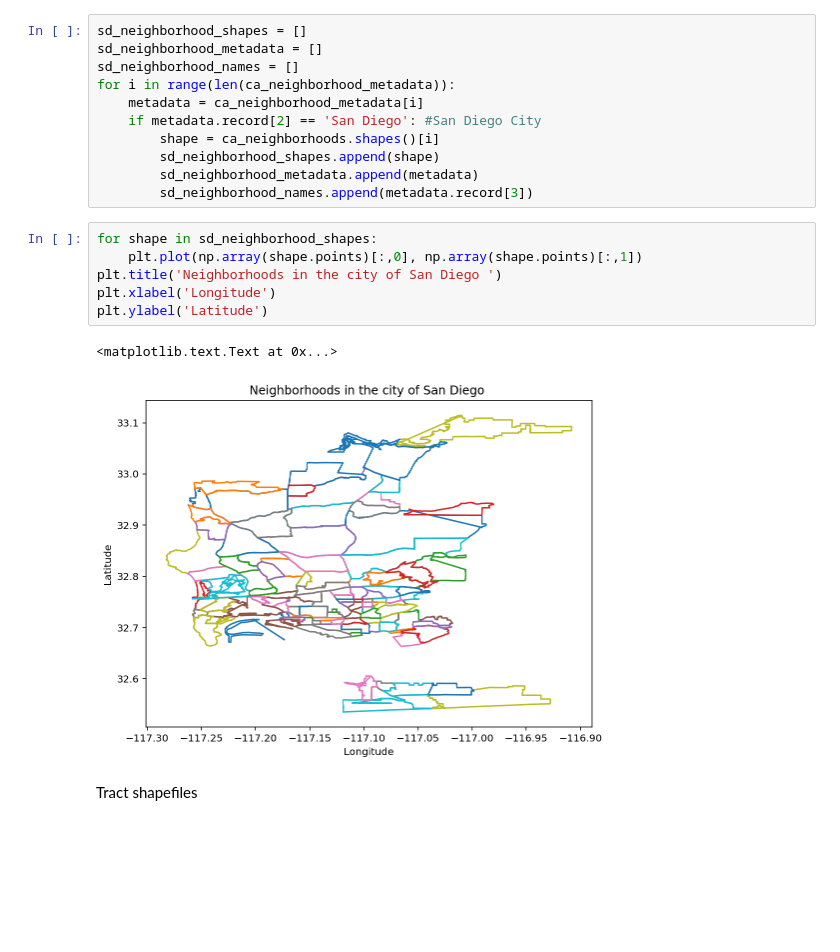
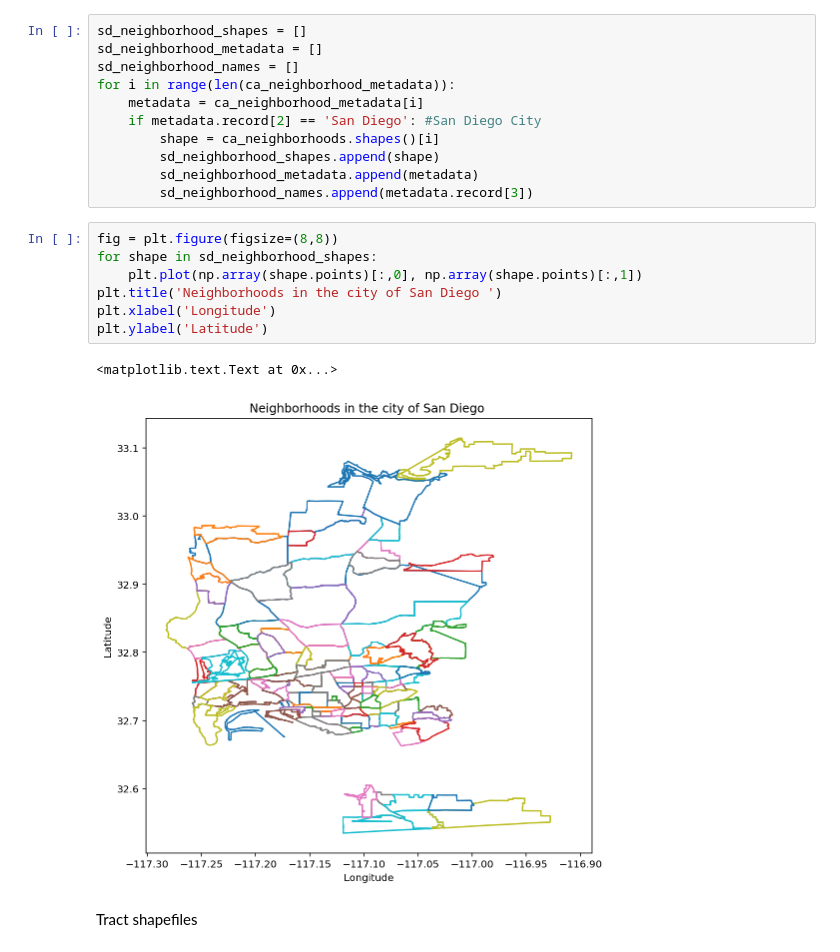
Before and after one commit to Hudsonnc/Pr_084, a Jupyter notebook: Pr_084_HackathonSubmission.ipynb, the cells around one changed output. Cells and saved outputs as stored; diff of their text form; blank space fills up the shorter version.

```diff
--- a/Pr_084_HackathonSubmission.ipynb
+++ b/Pr_084_HackathonSubmission.ipynb
@@ -221,14 +221,15 @@ for i in range(len(ca_neighborhood_metadata)):
         sd_neighborhood_metadata.append(metadata)
         sd_neighborhood_names.append(metadata.record[3])
 # %%
+fig = plt.figure(figsize=(8,8))
 for shape in sd_neighborhood_shapes:
     plt.plot(np.array(shape.points)[:,0], np.array(shape.points)[:,1])
 plt.title('Neighborhoods in the city of San Diego ')
 plt.xlabel('Longitude')
 plt.ylabel('Latitude')
 # %% [output]
 <matplotlib.text.Text at 0x...>
-[figure, old version]
+[figure, new version]
 # %% [markdown]
 Tract shapefiles
 # %%
```
Also changed, not shown: parts of 2 cells of this notebook.
